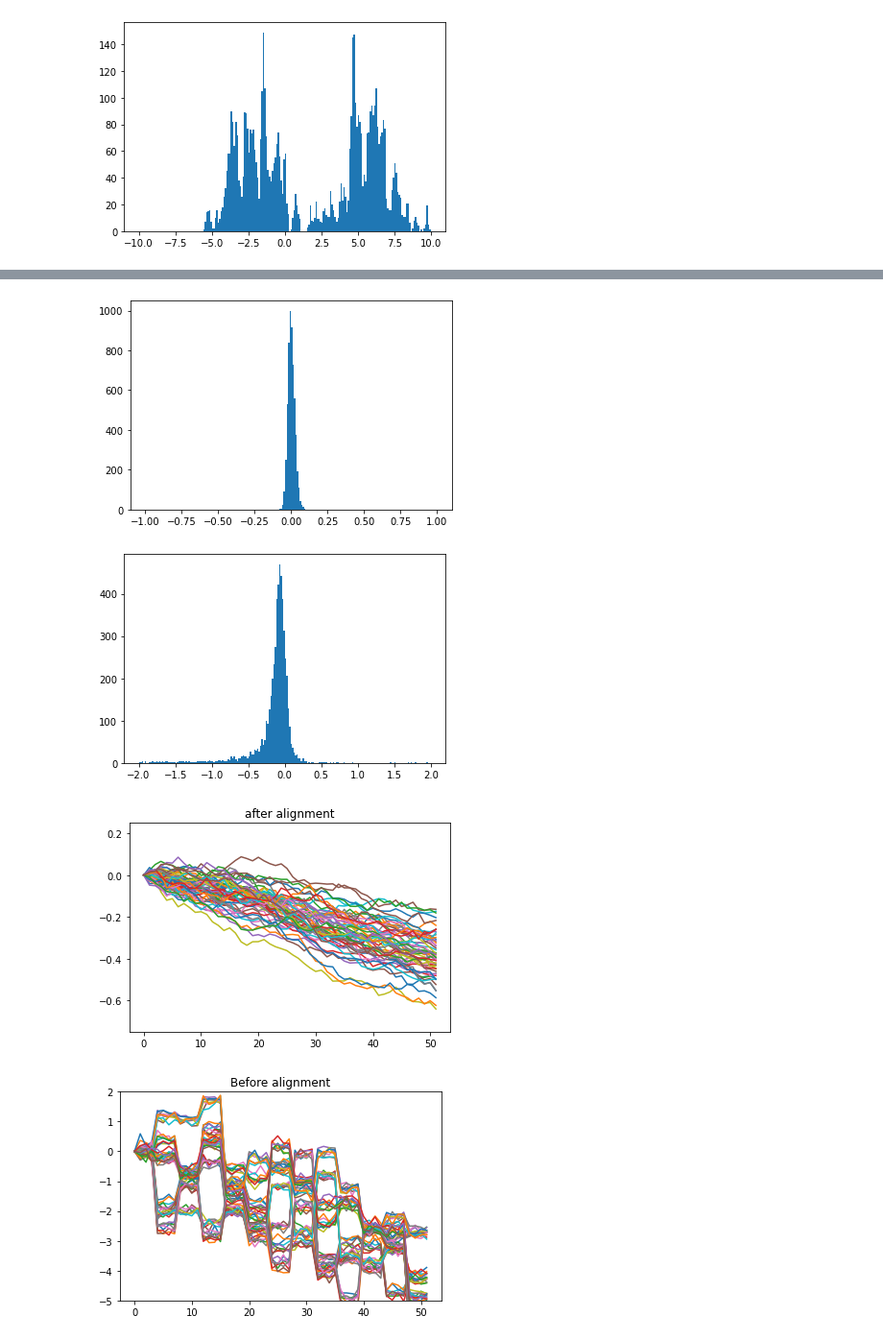
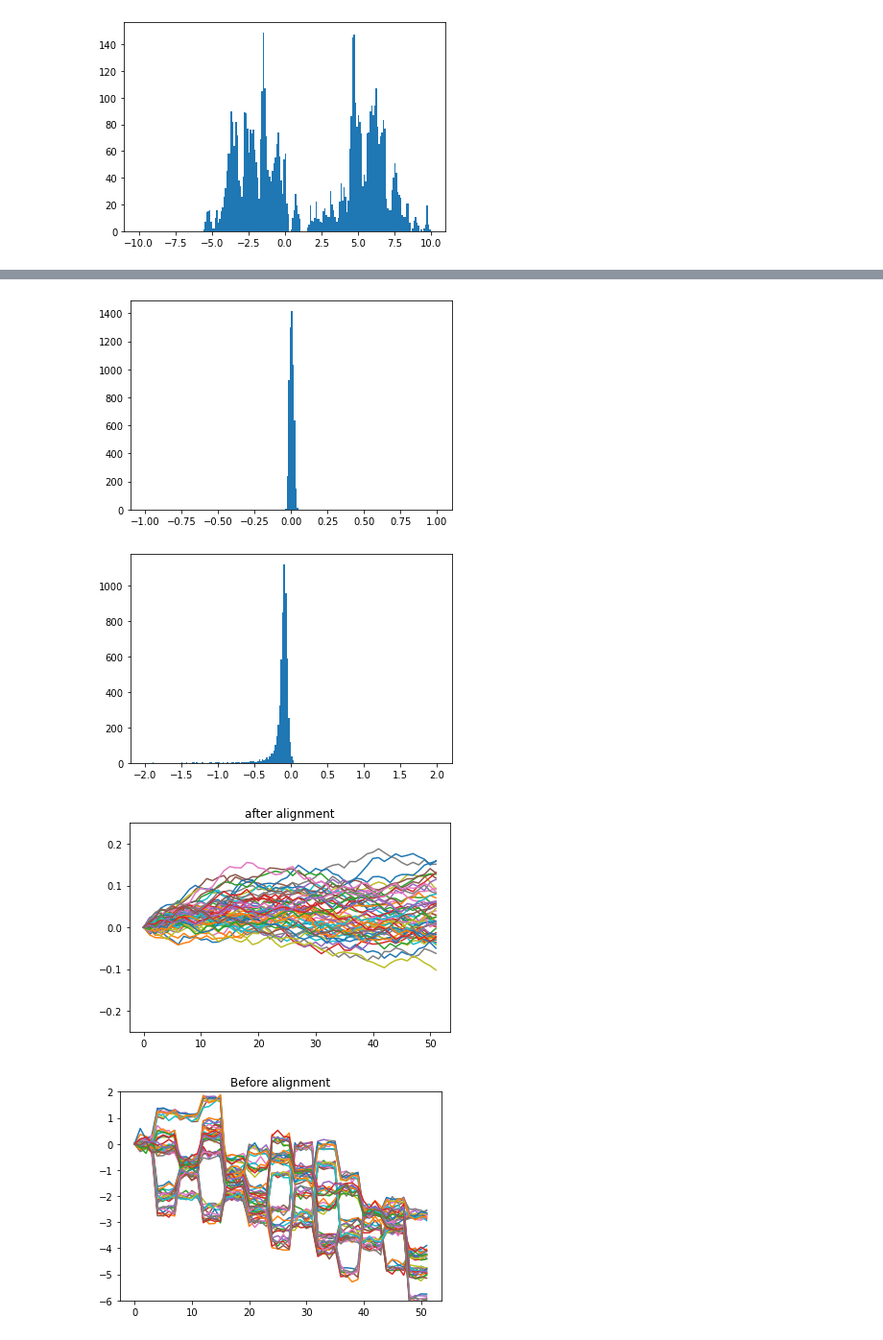
Before and after one commit to maximilianKoeper/melp, a Jupyter notebook: example_taft_v2.ipynb, the cells around one changed output, grey strips where cells are left out. Shown at 96% size. Cells and saved outputs as stored; diff of their text form; code cells hidden in the pictures.

```diff
--- a/example_taft_v2.ipynb
+++ b/example_taft_v2.ipynb
@@ -45,7 +45,7 @@ plt.show()
 [figure]
 # %%
 
-resid_z, resid_phi, cal = melp.taft.calibrate("sorted1.root")
+resid_z, resid_phi, cal = melp.taft.calibrate("/run/media/maximilian/Volume/big_run_data/merged.root")
 # %% [output]
 WARNING: INTEGRAL = 0
 WARNING: INTEGRAL = 0
@@ -88,21 +88,24 @@ resid_phi = np.array(resid_phi)
 plt.hist(resid_z, bins=200, range=(-1,1))
 plt.show()
 # %% [output]
-[figure, old version]
+[figure, new version]
 # %%
 plt.hist(resid_phi, bins=200, range=(-2,2))
 plt.show()
 # %% [output]
-[figure, old version]
+[figure, new version]
 # %%
+tof = [0]
+for i in range(1,52):
+    tof.append(-i*0.008)
 for phi in cal:
-    plt.plot(np.array(cal[phi], dtype=object))
+    plt.plot(np.array(cal[phi]-tof, dtype=object))
 
-plt.ylim(-0.75,0.25)
+plt.ylim(-0.25,0.25)
 plt.title("after alignment")
 plt.show()
 # %% [output]
-[figure, old version]
+[figure, new version]
 # %%
 cal1 = {}
 for phi_row in range(56):
@@ -117,9 +120,9 @@ for phi_row in range(56):
 # %%
 for phi in cal1:
     plt.plot(np.array(cal1[phi], dtype=object))
 
-plt.ylim(-5,2)
+plt.ylim(-6,2)
 plt.title("Before alignment")
 plt.show()
 # %% [output]
-[figure, old version]
+[figure, new version]
```
